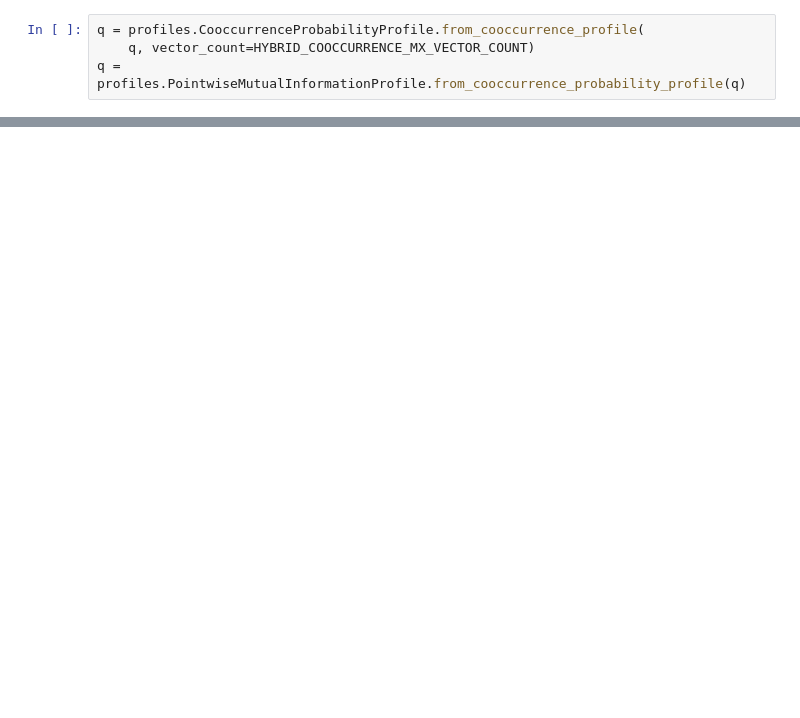
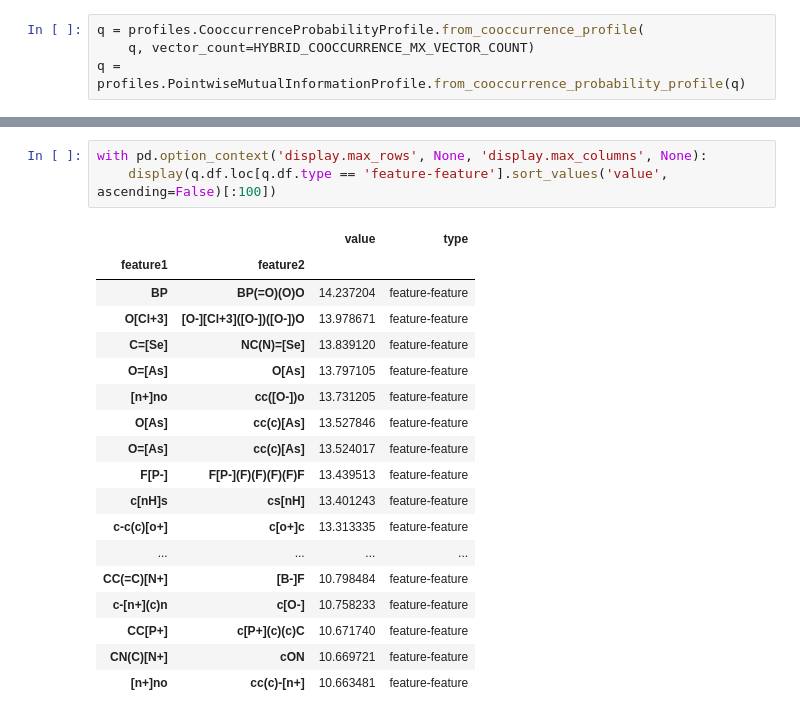
Before and after one commit to cmeloi/fip3, a Jupyter notebook: docs/cookbook/basic_interrelation_analysis.ipynb, the cells around one changed output, grey strips where cells are left out. Saved outputs shown, nothing was run; the diff lists cells and outputs as text; blank space fills up the shorter version.

```diff
--- a/docs/cookbook/basic_interrelation_analysis.ipynb
+++ b/docs/cookbook/basic_interrelation_analysis.ipynb
@@ -524,0 +550,22 @@ q.df.loc[q.df.type == 'activity-activity'].sort_values('value', ascending=False)
+# %%
+with pd.option_context('display.max_rows', None, 'display.max_columns', None):
+    display(q.df.loc[q.df.type == 'feature-feature'].sort_values('value', ascending=False)[:100])
+# %% [output]
+|  |  | value | type |
+| feature1 | feature2 |  |  |
+| BP | BP(=O)(O)O | 14.237204 | feature-feature |
+| O[Cl+3] | [O-][Cl+3]([O-])([O-])O | 13.978671 | feature-feature |
+| C=[Se] | NC(N)=[Se] | 13.839120 | feature-feature |
+| O=[As] | O[As] | 13.797105 | feature-feature |
+| [n+]no | cc([O-])o | 13.731205 | feature-feature |
+| O[As] | cc(c)[As] | 13.527846 | feature-feature |
+| O=[As] | cc(c)[As] | 13.524017 | feature-feature |
+| F[P-] | F[P-](F)(F)(F)(F)F | 13.439513 | feature-feature |
+| c[nH]s | cs[nH] | 13.401243 | feature-feature |
+| c-c(c)[o+] | c[o+]c | 13.313335 | feature-feature |
+| ... | ... | ... | ... |
+| CC(=C)[N+] | [B-]F | 10.798484 | feature-feature |
+| c-[n+](c)n | c[O-] | 10.758233 | feature-feature |
+| CC[P+] | c[P+](c)(c)C | 10.671740 | feature-feature |
+| CN(C)[N+] | cON | 10.669721 | feature-feature |
+| [n+]no | cc(c)-[n+] | 10.663481 | feature-feature |
```
Also changed, not shown: parts of 15 cells of this notebook, 1 other file.
